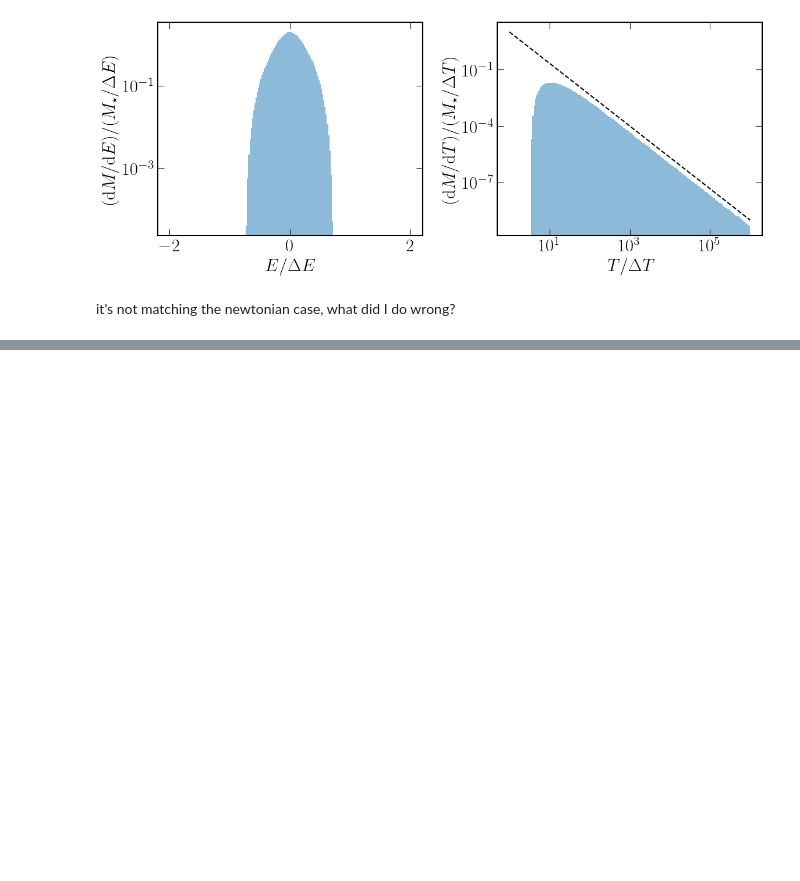
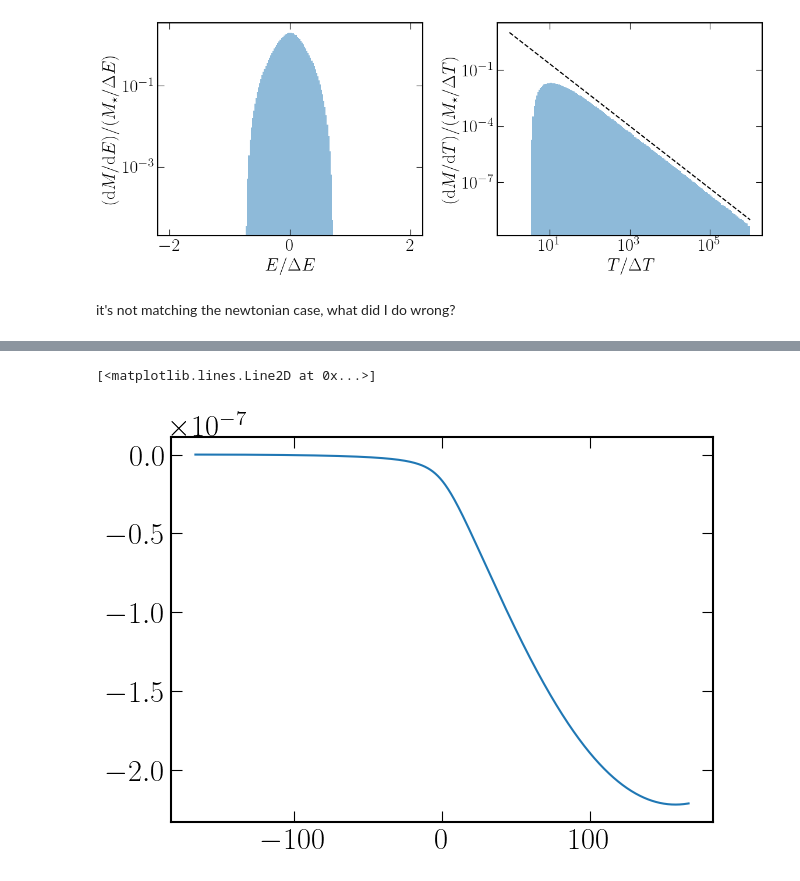
Before and after one commit to ZihanZhou26/PerTDE, a Jupyter notebook: TDECalculator_fallback.ipynb, the cells around one changed output, grey strips where cells are left out. Drawn from its saved outputs; the diff is of its cells as text; code cells hidden in the pictures; blank space fills up the shorter version.

```diff
--- a/TDECalculator_fallback.ipynb
+++ b/TDECalculator_fallback.ipynb
@@ -202,0 +242,6 @@ energy_plots(whole_star_sample_n)
+# %%
+mass = 'MAMS0p7Msun'
+Mbh = 1e6
+Rp = 6.0
+a = 0.5
+n = 1000
@@ -202,0 +253,5 @@ energy_plots(whole_star_sample_n)
+# %%
+plt.plot(calc.t, calc.Q_all[2,2]) #rp = 17
+# %% [output]
+[<matplotlib.lines.Line2D at 0x...>]
+[figure, added]
```
Also changed, not shown: parts of 36 cells of this notebook.
